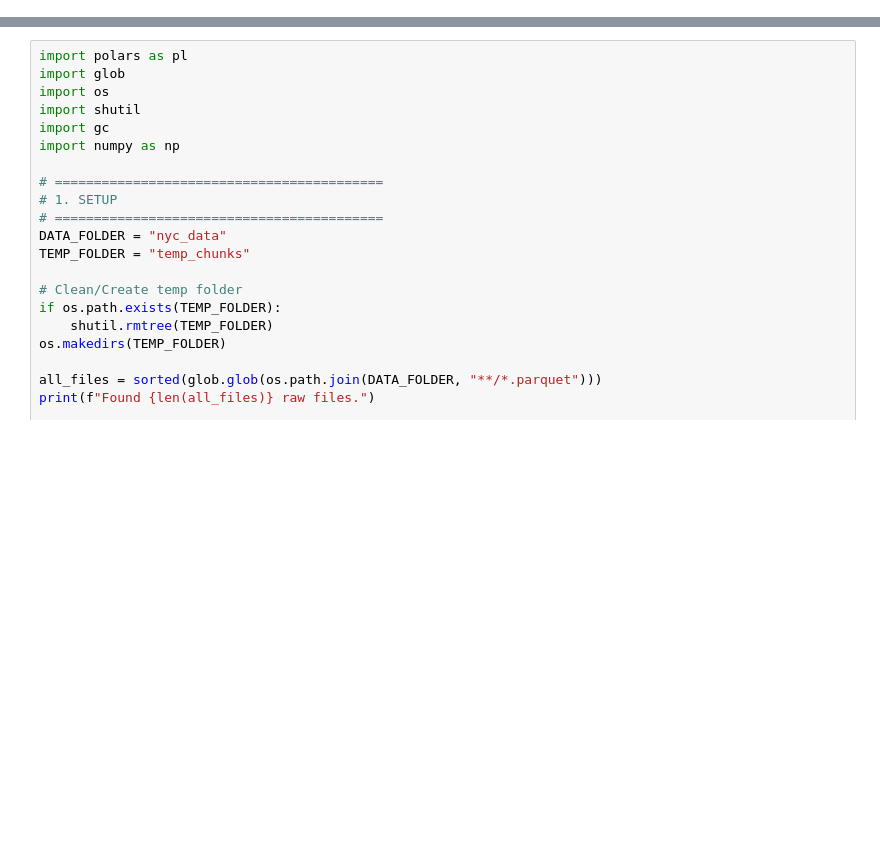
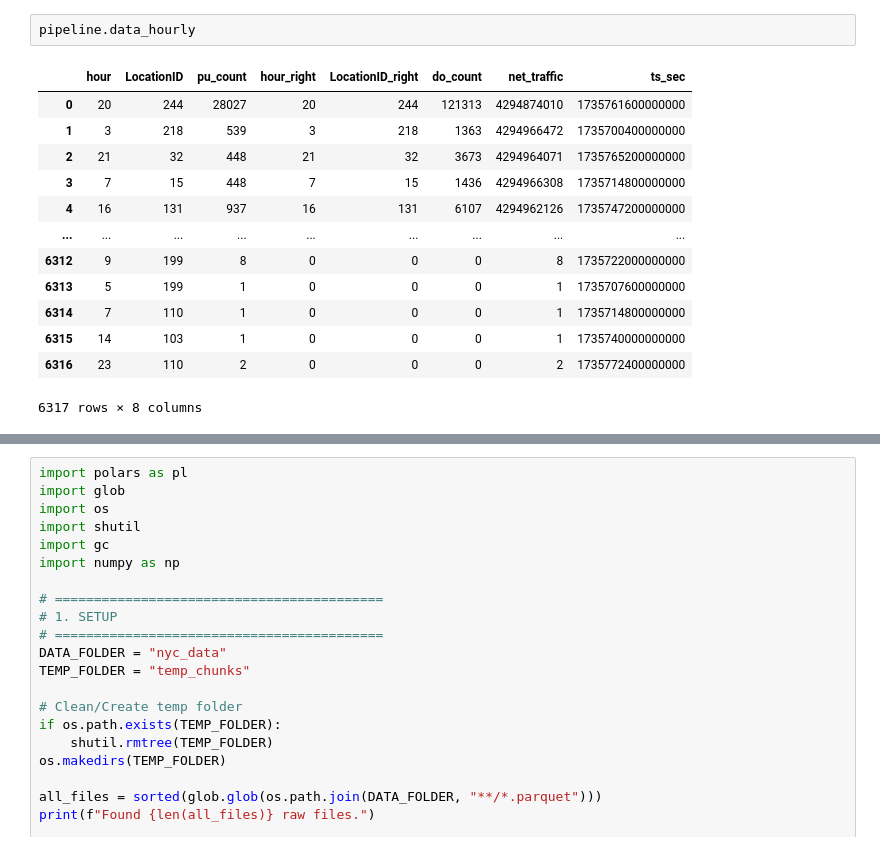
Before and after one commit to Zhanqiu-Guo/NYC-Yellow-Cab, a Jupyter notebook: EDA.ipynb, the cells around one changed output, grey strips where cells are left out. Drawn from its saved outputs; the diff is of its cells as text; blank space fills up the shorter version.

```diff
--- a/EDA.ipynb
+++ b/EDA.ipynb
@@ -0,0 +44,16 @@
+# %%
+pipeline.data_hourly
+# %% [output]
+|  | hour | LocationID | pu_count | hour_right | LocationID_right | do_count | net_traffic | ts_sec |
+| 0 | 20 | 244 | 28027 | 20 | 244 | 121313 | 4294874010 | 1735761600000000 |
+| 1 | 3 | 218 | 539 | 3 | 218 | 1363 | 4294966472 | 1735700400000000 |
+| 2 | 21 | 32 | 448 | 21 | 32 | 3673 | 4294964071 | 1735765200000000 |
+| 3 | 7 | 15 | 448 | 7 | 15 | 1436 | 4294966308 | 1735714800000000 |
+| 4 | 16 | 131 | 937 | 16 | 131 | 6107 | 4294962126 | 1735747200000000 |
+| ... | ... | ... | ... | ... | ... | ... | ... | ... |
+| 6312 | 9 | 199 | 8 | 0 | 0 | 0 | 8 | 1735722000000000 |
+| 6313 | 5 | 199 | 1 | 0 | 0 | 0 | 1 | 1735707600000000 |
+| 6314 | 7 | 110 | 1 | 0 | 0 | 0 | 1 | 1735714800000000 |
+| 6315 | 14 | 103 | 1 | 0 | 0 | 0 | 1 | 1735740000000000 |
+| 6316 | 23 | 110 | 2 | 0 | 0 | 0 | 2 | 1735772400000000 |
+6317 rows × 8 columns
```
Also changed, not shown: parts of 13 cells of this notebook, 12 other files.
